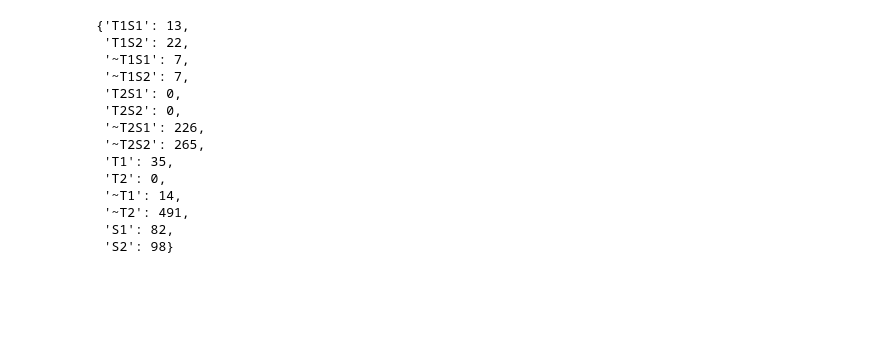
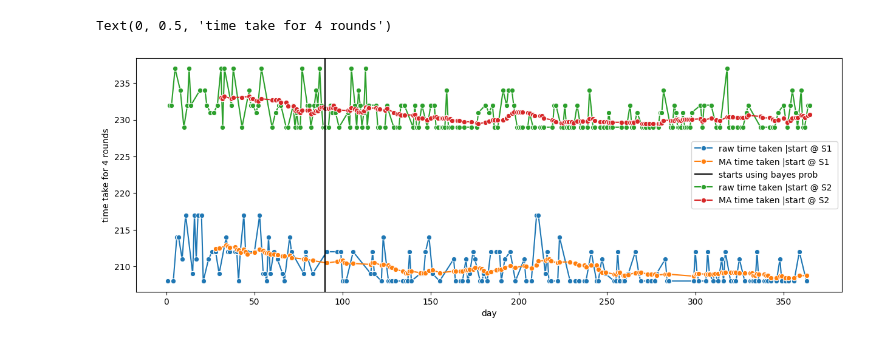
Before and after one commit to SanjayaElvitigala/hands_on_experiments_repo, a Jupyter notebook: blog/bayes_simu/bayes_simu_example.ipynb, the cells around one changed output. Cells and saved outputs as stored; diff of their text form; code cells hidden in the pictures; blank space fills up the shorter version.

Commit message:
feat: adding visualisations to monitor behaviour of the simulation

```diff
--- a/blog/bayes_simu/bayes_simu_example.ipynb
+++ b/blog/bayes_simu/bayes_simu_example.ipynb
@@ -77,33 +98,29 @@ count_tracker = {
     'S2':0
 }
 
-posterior_prob = lambda st_label: (count_tracker[f'~T1{st_label}']/count_tracker[f'{st_label}'],
-                                   count_tracker[f'~T2{st_label}']/count_tracker[f'{st_label}'])
-
 daywise_record = {}
+time_taken_record = {st_label:{'day':[],'time':[]} for st_label in st_time_labels}
 
 
 for day in range(1,n_days+1):
     st_time = random.sample(t_player_starts, k=1)[0]
     st_label = st_time_labels[t_player_starts.index(st_time)]
-    count_tracker[st_label]+=1
 
-    print(f'starting at {st_time}nd/th minute')
     curr_place = 'start'
     t_taken = 0
     t_to_mid = st_time+st_to_mid
-    print(curr_place)
 
+    rounds = 0
+    while rounds<=n_rounds:
+        count_tracker[st_label]+=1
 
-    while t_taken<=n_mins:
-        if day<=activate_bayes_prb:
+        if day<=trial_period:
             chosen_lane = random.sample(traffic_lanes, k=1)[0]
         else:
-            chosen_lane = random.choices(population=traffic_lanes, weights=posterior_prob(st_label))[0]
+            chosen_lane = random.choices(population=traffic_lanes, weights=posterior_prob(st_label, counts_dct=count_tracker))[0]
 
         t_taken+=t_to_mid
         curr_place = 'middle'
-        print(curr_place)
 
         traf_light_time = get_waiting_time(traffic_lane_st_end[chosen_lane], t_taken)
         t_taken+=traf_light_time
@@ -118,6 +135,10 @@ for day in range(1,n_days+1):
         count_tracker[mod_chosen_lane]+=1
 
 
-        t_taken+=st_to_mid*3
+        t_taken+=(2*mid_to_end+st_to_mid)
         curr_place = 'start'
-        print(curr_place)
+        rounds+=1
+
+    daywise_record[day] = deepcopy(count_tracker)
+    time_taken_record[st_label]['day'].append(day)
+    time_taken_record[st_label]['time'].append(t_taken-st_time)
@@ -142,17 +145,13 @@ start
-# %%
-count_tracker
-# %% [output]
-{'T1S1': 13,
- 'T1S2': 22,
- '~T1S1': 7,
- '~T1S2': 7,
- 'T2S1': 0,
- 'T2S2': 0,
- '~T2S1': 226,
- '~T2S2': 265,
- 'T1': 35,
- 'T2': 0,
- '~T1': 14,
- '~T2': 491,
- 'S1': 82,
- 'S2': 98}
+# %%
+plt.figure(figsize=(15,5))
+
+for st_lab in st_time_labels:
+    plot_df = pd.DataFrame(time_taken_record[st_lab])
+    plot_df['ma_time']  = plot_df['time'].rolling(15).mean()
+    sns.lineplot(data=plot_df,x='day',y='time', marker='o', label=f'raw time taken |start @ {st_lab} ')
+    sns.lineplot(data=plot_df,x='day',y='ma_time', marker='o', label=f'MA time taken |start @ {st_lab} ')
+    plt.axvline(trial_period, color = 'black',label='starts using bayes prob')
+plt.ylabel(f'time take for {n_rounds} rounds')
+# %% [output]
+Text(0, 0.5, 'time take for 4 rounds')
+[figure, added]
```
Also changed, not shown: parts of 8 cells of this notebook.
